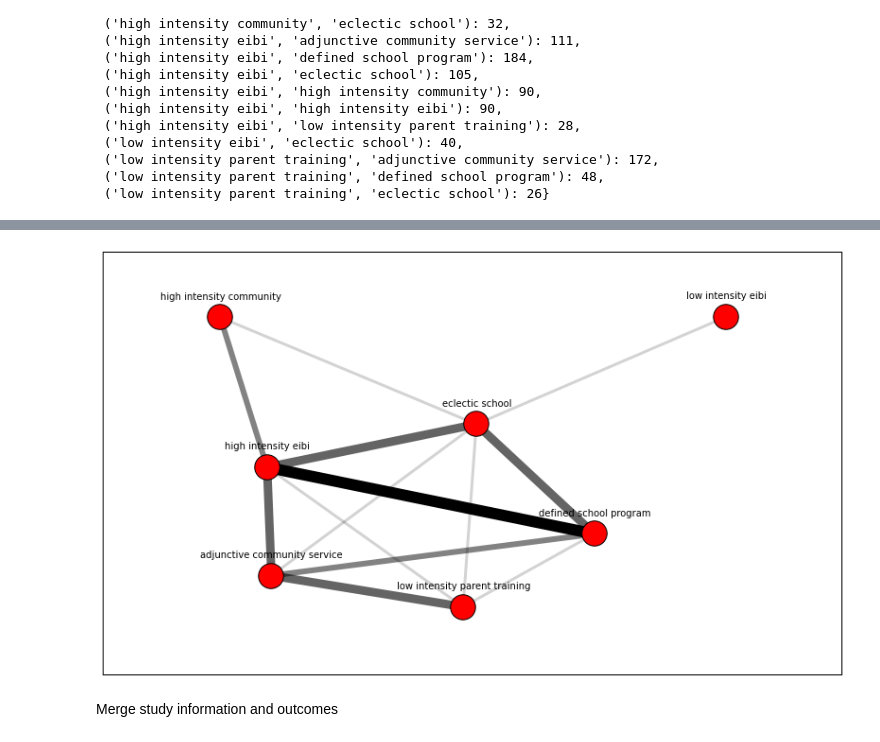
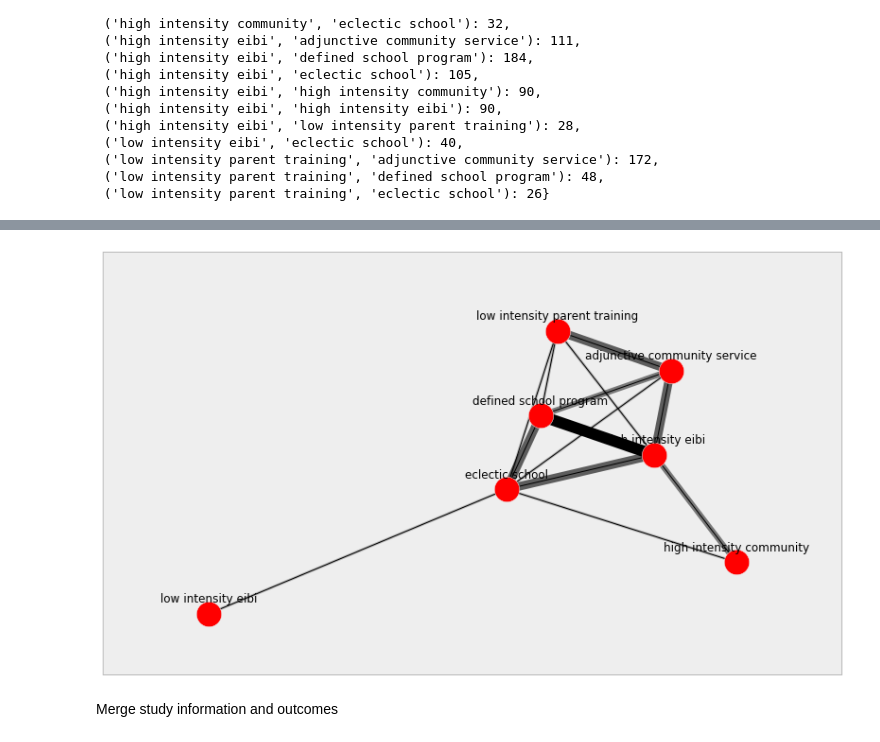
Before and after one commit to fonnesbeck/autism_intervention_MA, a Jupyter notebook: ASD Interventions Meta-analysis.ipynb, the cells around one changed output, grey strips where cells are left out. Saved outputs shown, nothing was run; the diff lists cells and outputs as text; code cells hidden in the pictures.

```diff
--- a/ASD Interventions Meta-analysis.ipynb
+++ b/ASD Interventions Meta-analysis.ipynb
@@ -274,4 +285,6 @@ G = nx.Graph()
 for n in nonzero_network:
     G.add_edge(n[0], n[1] ,weight=nonzero_network[n])
 
-pos = nx.graphviz_layout(G) #, prog="twopi")
+pos=nx.spring_layout(G)
+fig, ax = plt.subplots(figsize=(12, 8))
+nx.draw_networkx(G, pos=pos, ax=ax)
@@ -278,25 +293,26 @@ pos = nx.graphviz_layout(G) #, prog="twopi")
 # %%
 plt.figure(figsize=(14,8))
-nx.draw_networkx_nodes(G, pos,node_size=700)
+nx.draw_networkx(G, pos, with_labels=False, node_size=700)
 
 nmax = float(max(nonzero_samples.values()))
 
 for i in range(max(nonzero_network.values())):
     # Generate edge with appropriate weight
     edge_i = [(u,v) for (u,v,d) in G.edges(data=True) if d['weight']==(i+1)]
     # Generate alpha for edges
     try:
         alpha = nonzero_samples[edge_i[0]] / nmax
     except KeyError:
         # Sometimes the pairs are backwards
         alpha = nonzero_samples[edge_i[0][::-1]] / nmax
     nx.draw_networkx_edges(G, pos, edgelist=edge_i, width=(i+1)*3, alpha=alpha)
-pos_shifted = {p: (pos[p][0], pos[p][1]+10) for p in pos}
-nx.draw_networkx_labels(G, pos_shifted, font_size=10, font_family='sans-serif')
+
+pos_shifted = {p: (pos[p][0], pos[p][1]+0.05) for p in pos}
+nx.draw_networkx_labels(G, pos=pos_shifted)
 plt.gca().xaxis.set_major_locator(plt.NullLocator())
 plt.gca().yaxis.set_major_locator(plt.NullLocator());
 # %% [output]
-[figure, old version]
+[figure, new version]
 # %% [markdown]
 Merge study information and outcomes
 # %%
```
Also changed, not shown: parts of 39 cells of this notebook, 3 other files.
